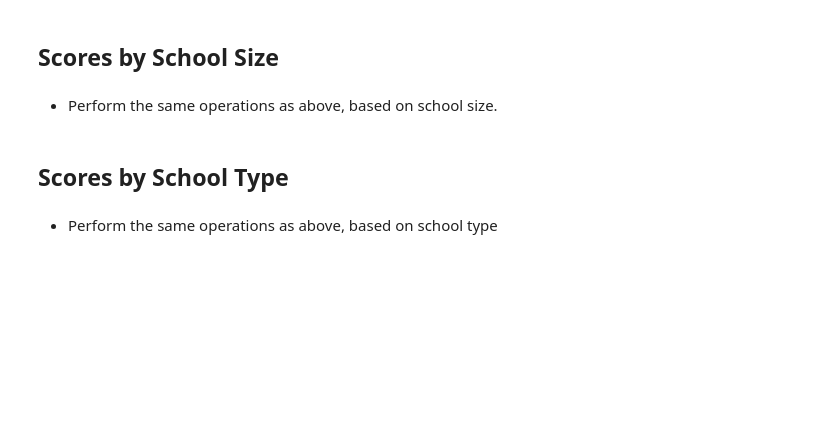
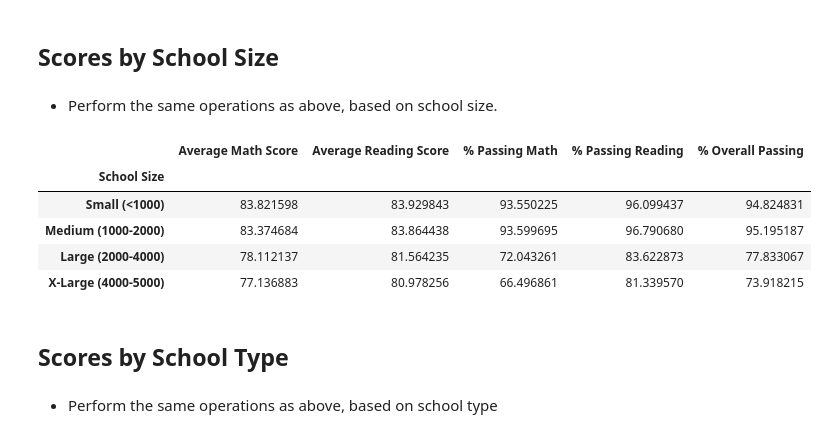
Before and after one commit to AndrewMSchell/Pandas-Challenge, a Jupyter notebook: PyCitySchools/PyCitySchools_starter.ipynb, the cells around one changed output. Drawn from its saved outputs; the diff is of its cells as text; code cells hidden in the pictures; blank space fills up the shorter version.

```diff
--- a/PyCitySchools/PyCitySchools_starter.ipynb
+++ b/PyCitySchools/PyCitySchools_starter.ipynb
@@ -295,6 +296,29 @@ school_spending
 ## Scores by School Size
 # %% [markdown]
 * Perform the same operations as above, based on school size.
+# %%
+size_bins = [0, 1000, 2000, 4000, 5000]
+size_labels = ["Small (<1000)", "Medium (1000-2000)", "Large (2000-4000)", "X-Large (4000-5000)"]
+individual_schools["School Size"] = pd.cut(individual_schools["Total Students"], size_bins, labels=size_labels)
+math_scores_per_size = individual_schools.groupby(["School Size"]).mean()["Average Math Score"]
+reading_scores_per_size = individual_schools.groupby(["School Size"]).mean()["Average Reading Score"]
+pass_math_per_size = individual_schools.groupby(["School Size"]).mean()["% Passing Math"]
+pass_reading_per_size = individual_schools.groupby(["School Size"]).mean()["% Passing Reading"]
+pass_overall_per_size = (pass_math_per_size + pass_reading_per_size) / 2
+
+school_size = pd.DataFrame({"Average Math Score": math_scores_per_size,
+                           "Average Reading Score": reading_scores_per_size,
+                           "% Passing Math": pass_math_per_size,
+                           "% Passing Reading": pass_reading_per_size,
+                           "% Overall Passing": pass_overall_per_size})
+school_size
+# %% [output]
+|  | Average Math Score | Average Reading Score | % Passing Math | % Passing Reading | % Overall Passing |
+| School Size |  |  |  |  |  |
+| Small (<1000) | 83.821598 | 83.929843 | 93.550225 | 96.099437 | 94.824831 |
+| Medium (1000-2000) | 83.374684 | 83.864438 | 93.599695 | 96.790680 | 95.195187 |
+| Large (2000-4000) | 78.112137 | 81.564235 | 72.043261 | 83.622873 | 77.833067 |
+| X-Large (4000-5000) | 77.136883 | 80.978256 | 66.496861 | 81.339570 | 73.918215 |
 # %% [markdown]
 ## Scores by School Type
 # %% [markdown]
```
Also changed, not shown: parts of 1 cell of this notebook.
